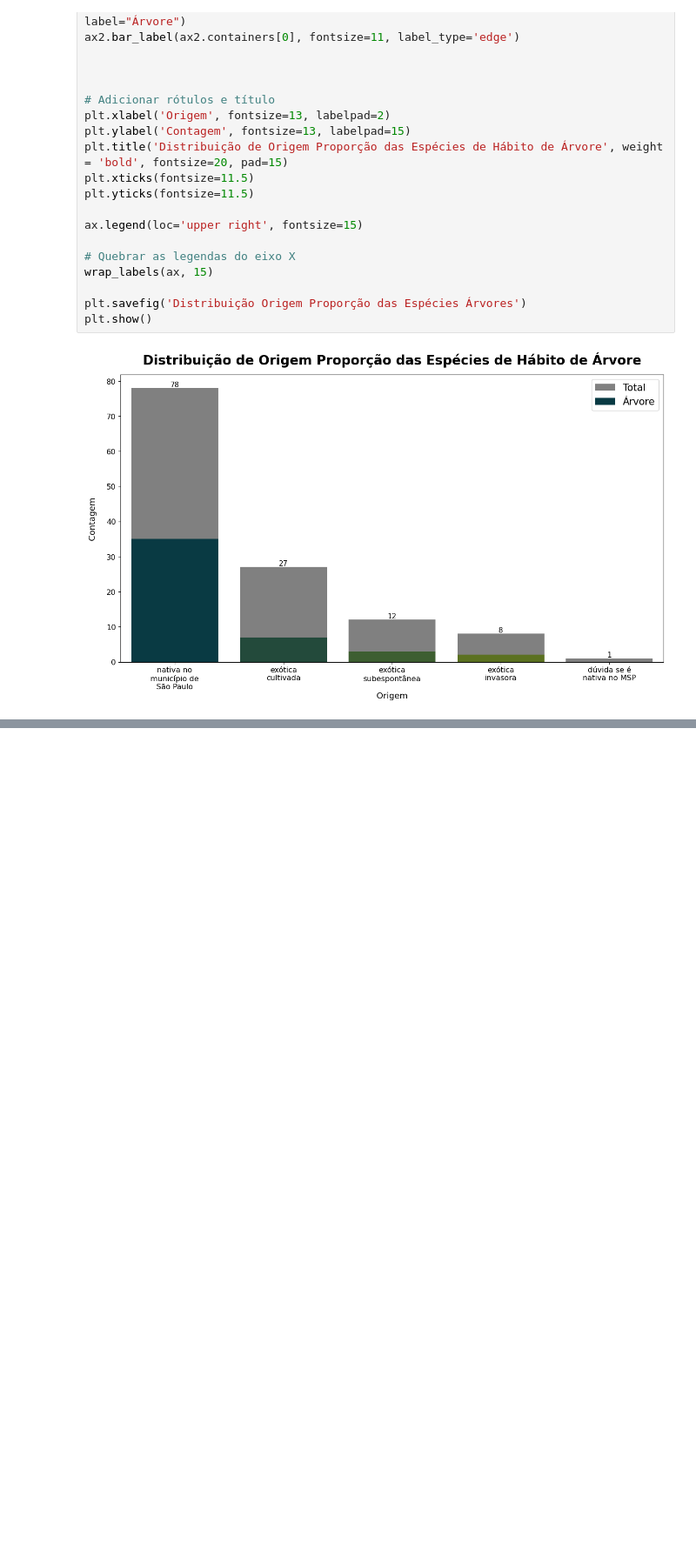
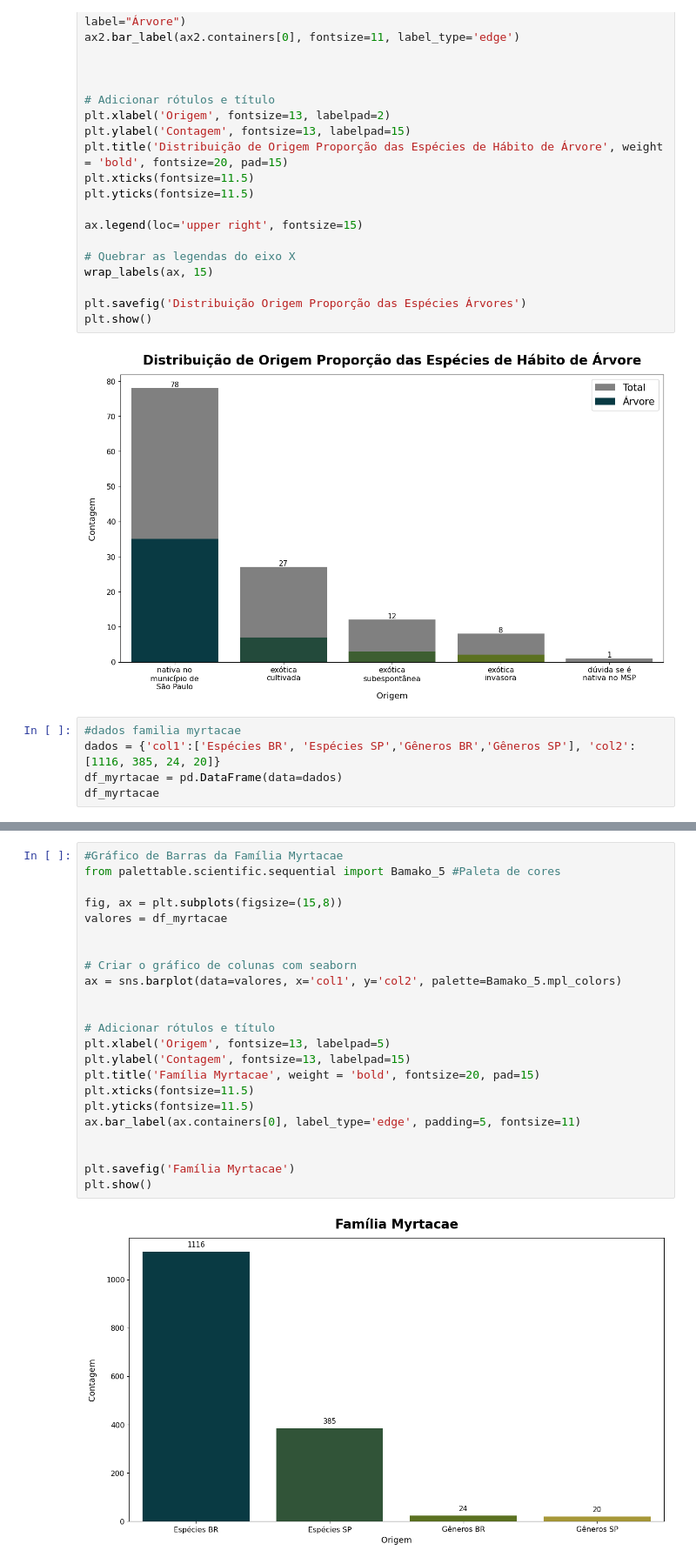
Before and after one commit to Batovs/Parque-Lajeado_Analise-Flora, a Jupyter notebook: Análise_Flora_Parque_Lajeado.ipynb, the cells around one changed output, grey strips where cells are left out. Shown at 87% size. Saved outputs shown, nothing was run; the diff lists cells and outputs as text; blank space fills up the shorter version.

```diff
--- a/Análise_Flora_Parque_Lajeado.ipynb
+++ b/Análise_Flora_Parque_Lajeado.ipynb
@@ -257,3 +257,8 @@ plt.savefig('Distribuição Origem Proporção das Espécies Árvores')
 plt.show()
 # %% [output]
 [figure]
+# %%
+#dados familia myrtacae
+dados = {'col1':['Espécies BR', 'Espécies SP','Gêneros BR','Gêneros SP'], 'col2':[1116, 385, 24, 20]}
+df_myrtacae = pd.DataFrame(data=dados)
+df_myrtacae
@@ -259,0 +271,25 @@ plt.show()
+# %%
+#Gráfico de Barras da Família Myrtacae
+from palettable.scientific.sequential import Bamako_5 #Paleta de cores
+
+fig, ax = plt.subplots(figsize=(15,8))
+valores = df_myrtacae
+
+
+# Criar o gráfico de colunas com seaborn
+ax = sns.barplot(data=valores, x='col1', y='col2', palette=Bamako_5.mpl_colors)
+
+
+# Adicionar rótulos e título
+plt.xlabel('Origem', fontsize=13, labelpad=5)
+plt.ylabel('Contagem', fontsize=13, labelpad=15)
+plt.title('Família Myrtacae', weight = 'bold', fontsize=20, pad=15)
+plt.xticks(fontsize=11.5)
+plt.yticks(fontsize=11.5)
+ax.bar_label(ax.containers[0], label_type='edge', padding=5, fontsize=11)
+
+
+plt.savefig('Família Myrtacae')
+plt.show()
+# %% [output]
+[figure, added]
```
Also changed, not shown: parts of 6 cells of this notebook.
